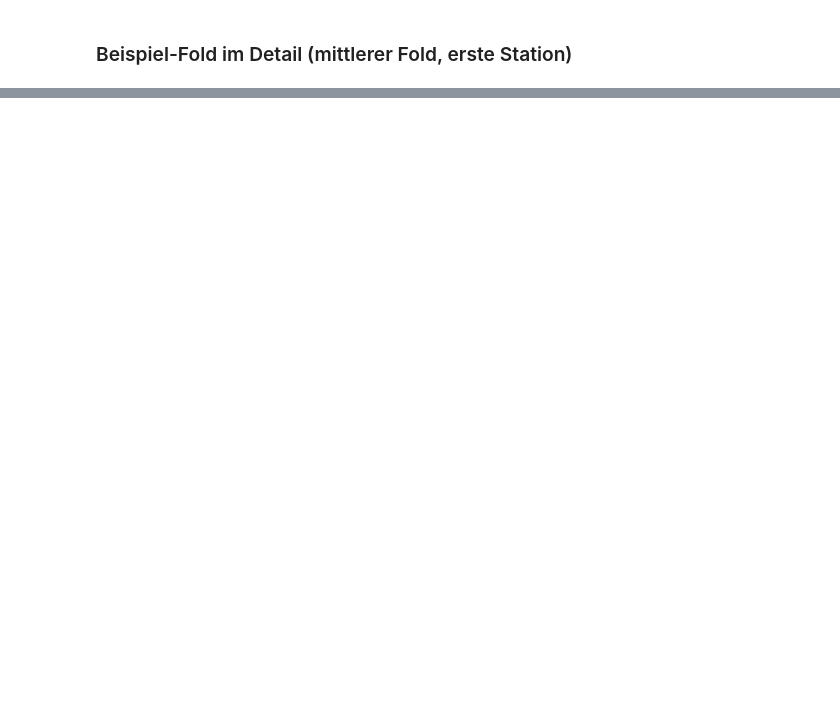
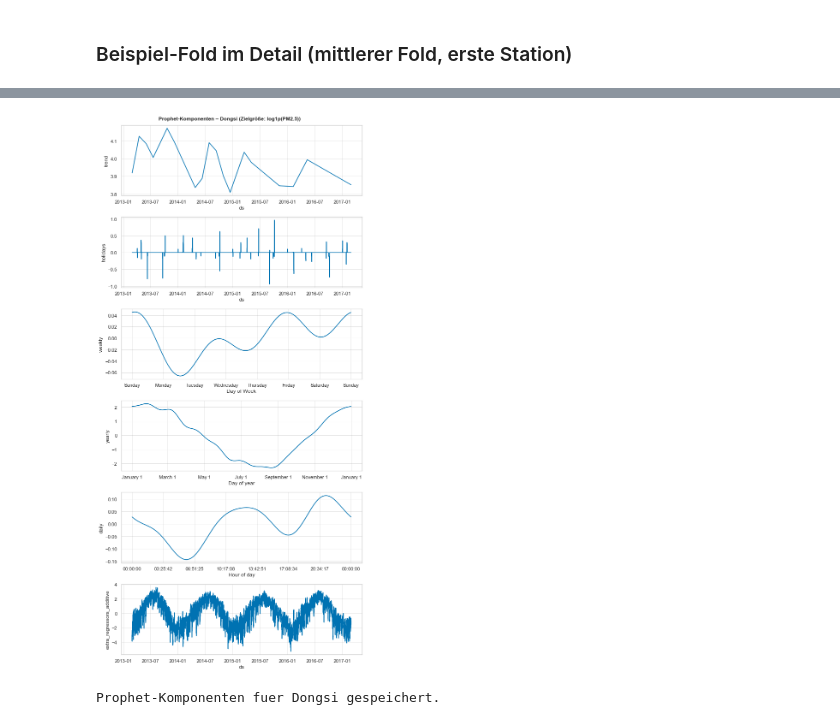
Before and after one commit to Bettina2805/AIForBusinessPrognosis_fv, a Jupyter notebook: Capstone Projekt/notebooks_fv/05_Modellvergleich_all.ipynb, the cells around one changed output, grey strips where cells are left out. Saved outputs shown, nothing was run; the diff lists cells and outputs as text; code cells hidden in the pictures; blank space fills up the shorter version.

```diff
--- a/Capstone Projekt/notebooks_fv/05_Modellvergleich_all.ipynb
+++ b/Capstone Projekt/notebooks_fv/05_Modellvergleich_all.ipynb
@@ -92,10 +99,14 @@ ALLE_STATIONEN = sorted(p.name.replace("chronos_", "").replace(".csv", "")
                         for p in TFT_DATA_DIR.glob("chronos_*.csv"))
 
 # Annahme (siehe Hinweis oben) -- frei anpassbar, beide Eintraege muessen in ALLE_STATIONEN stehen:
-STATIONEN_VERGLEICH = ["Dongsi", "Gucheng"]
+STATIONEN_VERGLEICH = ALLE_STATIONEN   # alle 12 Stationen; mit 15-Tage-Versatz ~1,5-2 h (Prophet-dominiert)
 assert set(STATIONEN_VERGLEICH) <= set(ALLE_STATIONEN), \
     f"Unbekannte Station(en) in STATIONEN_VERGLEICH -- verfuegbar: {ALLE_STATIONEN}"
 print(f"Stationen im Vergleich: {STATIONEN_VERGLEICH}")
+
+# Stationen fuer die Einzel-Split-Plots in Abschnitt 8 (hier alle 12; zum Zeitsparen auf eine Teilliste setzen):
+STATIONEN_DETAIL = ALLE_STATIONEN
+assert set(STATIONEN_DETAIL) <= set(ALLE_STATIONEN), "STATIONEN_DETAIL nicht in ALLE_STATIONEN"
 
 STATIONSTYP_TEXT = {
     "Changping": "Vorstadt/Hintergrund", "Dingling": "Vorstadt/Hintergrund", "Dongsi": "Urban",
@@ -112,7 +123,7 @@ SPLIT_DATUM = "2016-12-15"
 # --- Rolling-Window-Backtest (Abschnitt 9) --------------------------------------------------------
 ROLLING_START        = "2016-09-01"
 ROLLING_ENDE          = "2017-02-28"
-ROLLING_SCHRITT_TAGE  = 35          # frei anpassbarer Versatz zwischen den Fenstern
+ROLLING_SCHRITT_TAGE  = 15          # frei anpassbarer Versatz zwischen den Fenstern
 
 # --- TFT: MUSS zum geladenen Modell passen (siehe 04_TFT_Modelle_vergleichen.ipynb) ---------------
 TRAIN_CUTOFF  = "2016-08-30"
@@ -777,0 +1110,22 @@ plt.legend(loc="best"); plt.grid(alpha=0.3); plt.tight_layout(); plt.show()
+# %%
+# Prophet-Komponenten fuer eine Beispielstation (einmaliger Fit auf voller Historie bis Testende).
+KOMPONENTEN_STATION = "Dongsi" if "Dongsi" in ALLE_STATIONEN else ALLE_STATIONEN[0]
+
+_g_komp  = _prophet_daten(KOMPONENTEN_STATION)
+_tr_komp = _g_komp[_g_komp["ds"] < pd.Timestamp(ROLLING_ENDE)].copy()
+_tr_komp["y"] = np.log1p(_tr_komp["y"])
+
+_m_komp = Prophet(yearly_seasonality=True, weekly_seasonality=True, daily_seasonality=True)
+_m_komp.add_country_holidays(country_name="CN")
+for r in PROPHET_REGRESSOREN:
+    _m_komp.add_regressor(r)
+_m_komp.fit(_tr_komp[["ds", "y"] + PROPHET_REGRESSOREN])
+
+_fc_komp = _m_komp.predict(_tr_komp[["ds"] + PROPHET_REGRESSOREN])
+fig_komp = _m_komp.plot_components(_fc_komp)
+fig_komp.suptitle(f"Prophet-Komponenten – {KOMPONENTEN_STATION} (Zielgröße: log1p(PM2.5))",
+                  y=1.005, fontsize=12, fontweight="bold")
+fig_komp.savefig(f"../grafiken/prophet_komponenten_{KOMPONENTEN_STATION}.png", dpi=130, bbox_inches="tight")
+plt.show()
+print(f"Prophet-Komponenten fuer {KOMPONENTEN_STATION} gespeichert.")
+# %% [output]
@@ -777,0 +1134,2 @@ plt.legend(loc="best"); plt.grid(alpha=0.3); plt.tight_layout(); plt.show()
+[figure, added]
+Prophet-Komponenten fuer Dongsi gespeichert.
```
Also changed, not shown: parts of 31 cells of this notebook, 33 other files.
